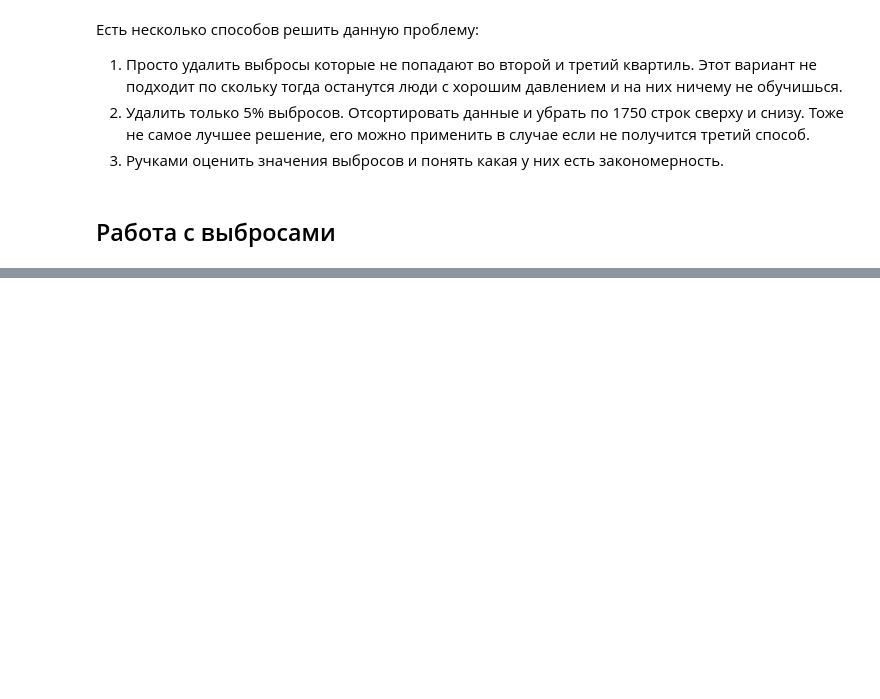
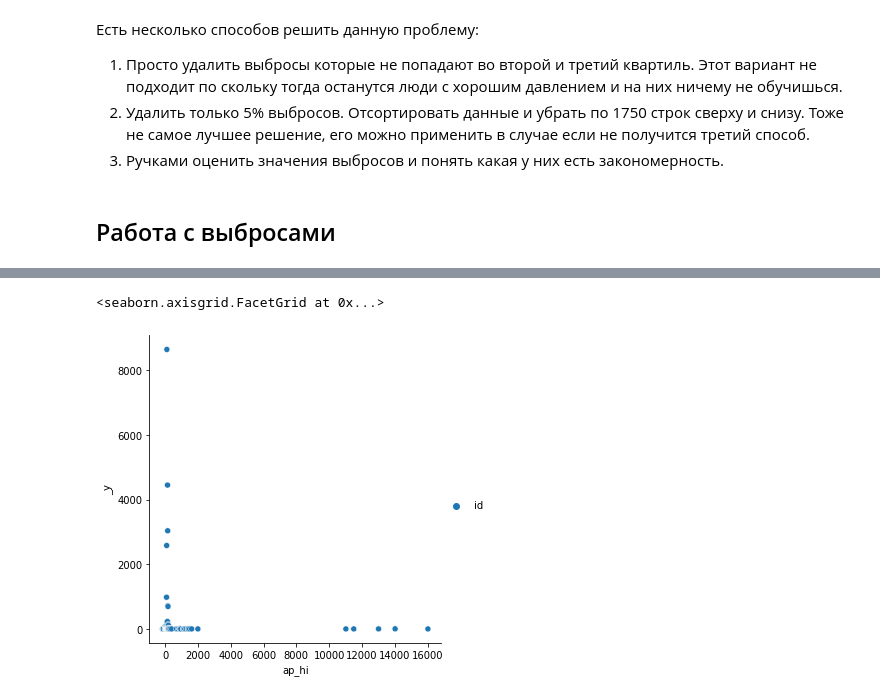
Before and after one commit to Rook-Black/Practicum, a Jupyter notebook: Heart_diseases_prediction/Heart_diseases_prediction.ipynb, the cells around one changed output, grey strips where cells are left out. Drawn from its saved outputs; the diff is of its cells as text; code cells hidden in the pictures; blank space fills up the shorter version.

```diff
--- a/Heart_diseases_prediction/Heart_diseases_prediction.ipynb
+++ b/Heart_diseases_prediction/Heart_diseases_prediction.ipynb
@@ -348,0 +352,4 @@ Name: ap_lo, dtype: float64
+# %%
+table_train_ap_hi = train.loc[(train['ap_hi'] > 140) | (train['ap_hi'] < 120)].pivot_table(index = 'ap_hi',
+                                                                                           values='id',
+                                                                                           aggfunc = 'count')
@@ -348,0 +373,5 @@ Name: ap_lo, dtype: float64
+# %%
+sns.relplot(data = table_train_ap_hi)
+# %% [output]
+<seaborn.axisgrid.FacetGrid at 0x...>
+[figure, added]
```
Also changed, not shown: parts of 6 cells of this notebook.
